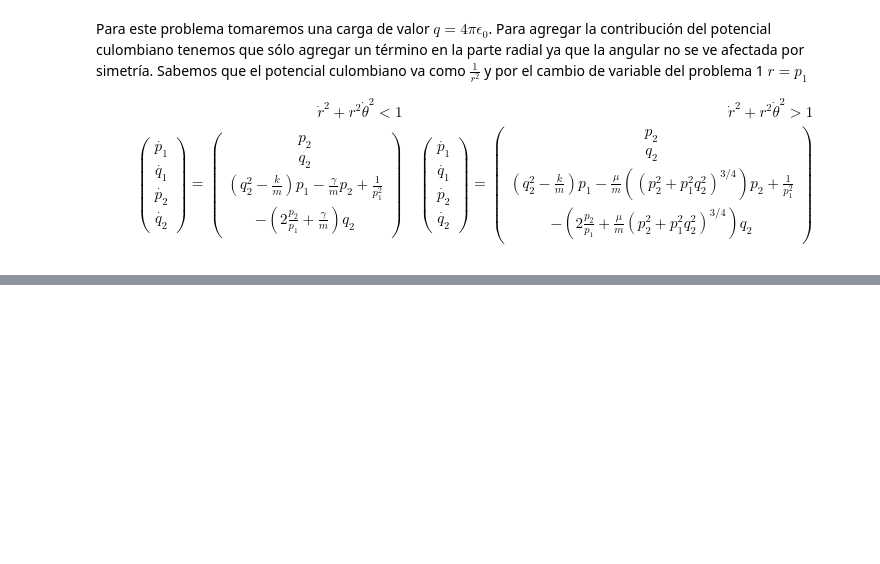
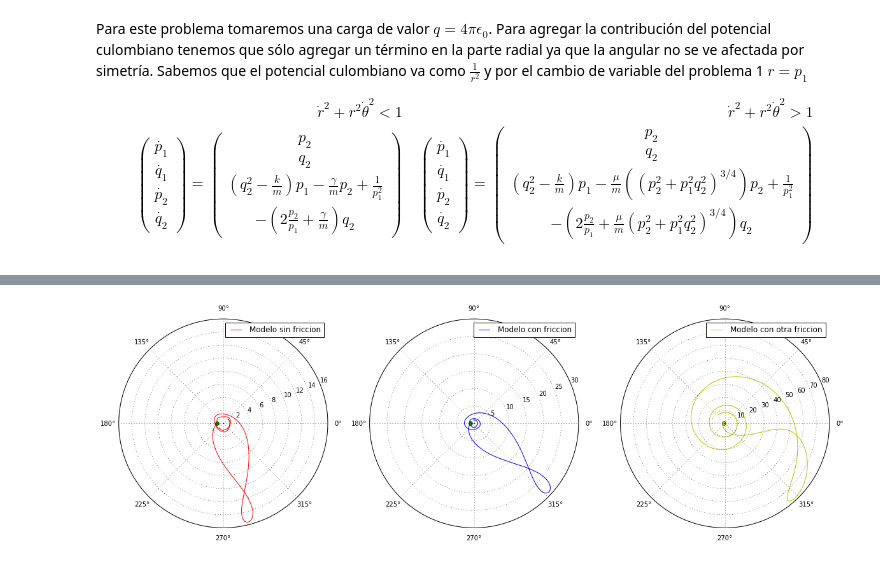
Before and after one commit to plascurain/fisicacomputacional, a Jupyter notebook: tareas/tareaexamen_1/Problema_2.ipynb, the cells around one changed output, grey strips where cells are left out. Cells and saved outputs as stored; diff of their text form; code cells hidden in the pictures; blank space fills up the shorter version.

Commit message:
problema 2 terminado ya con una nota al final

```diff
--- a/tareas/tareaexamen_1/Problema_2.ipynb
+++ b/tareas/tareaexamen_1/Problema_2.ipynb
@@ -100,0 +101,33 @@ show()
+# %%
+cond_ini = [1, pi , 50 , 50] # cond_ini = [x,y,vx,vy]
+t_f = 100
+
+fig = figure(figsize=(20,20))
+ax = fig.add_subplot(131, projection = 'polar')
+bx = fig.add_subplot(132, projection = 'polar')
+cx = fig.add_subplot(133, projection = 'polar')
+grid(True)
+
+#tres casos de este problema:
+
+#sin friccion
+t_carga, sol_carga = rk4j(polares_mov_carga, cond_ini, [0,t_f])
+ax.plot(sol_carga[:,1], sol_carga[:,0], label = 'Modelo sin friccion', color = 'r')
+ax.plot(pi,1,'o',color = 'g') #el  punto
+
+#con friccion
+t_cargaf, sol_cargaf = rk4j(polares_mov_carga, cond_ini, [0,t_f],[1.,1.,1.,0.2,0.1])
+bx.plot(sol_cargaf[:,1], sol_cargaf[:,0], label = 'Modelo con friccion')
+bx.plot(pi,1,'o') #el  punto
+
+#con mas friccion y otras cargas
+t_cargaf, sol_cargaf = rk4j(polares_mov_carga, cond_ini, [0,t_f],[15.,3.,0.5,0.4,0.8])
+cx.plot(sol_cargaf[:,1], sol_cargaf[:,0], label = 'Modelo con otra friccion', color = 'y')
+cx.plot(pi,1,'o', color = 'y') #el  punto
+
+ax.legend()
+bx.legend()
+cx.legend()
+show()
+# %% [output]
+[figure, added]
```
Also changed, not shown: parts of 3 cells of this notebook.
